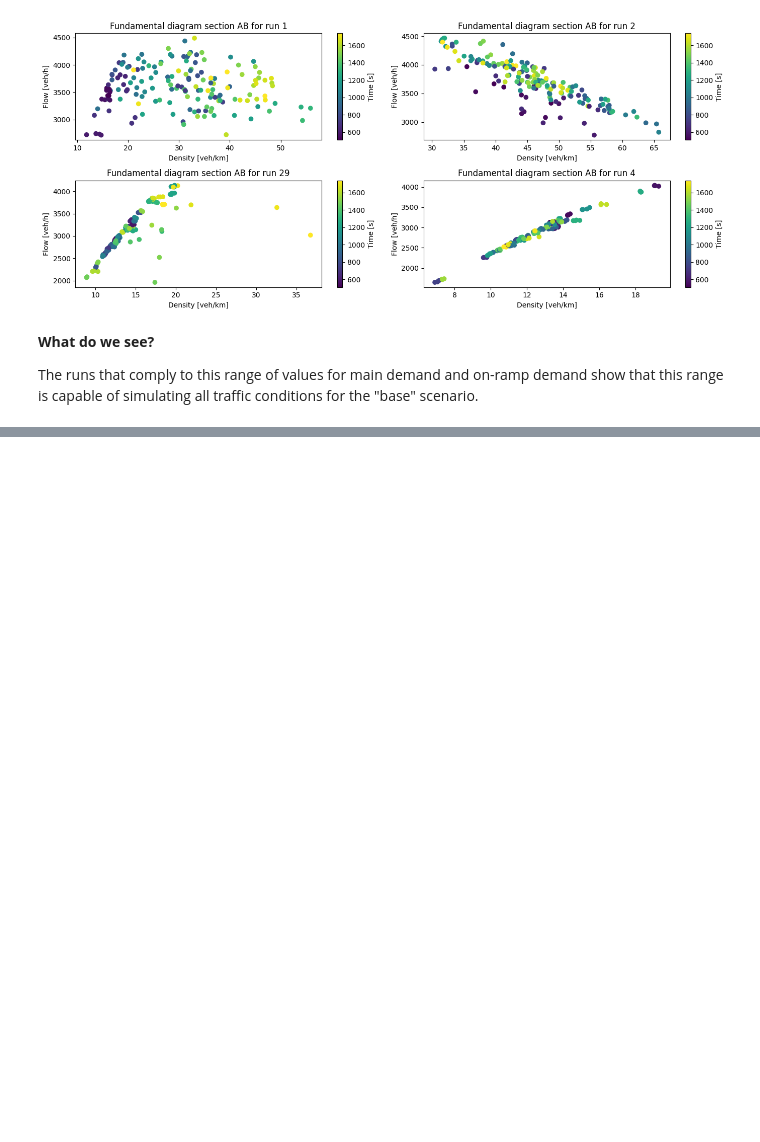
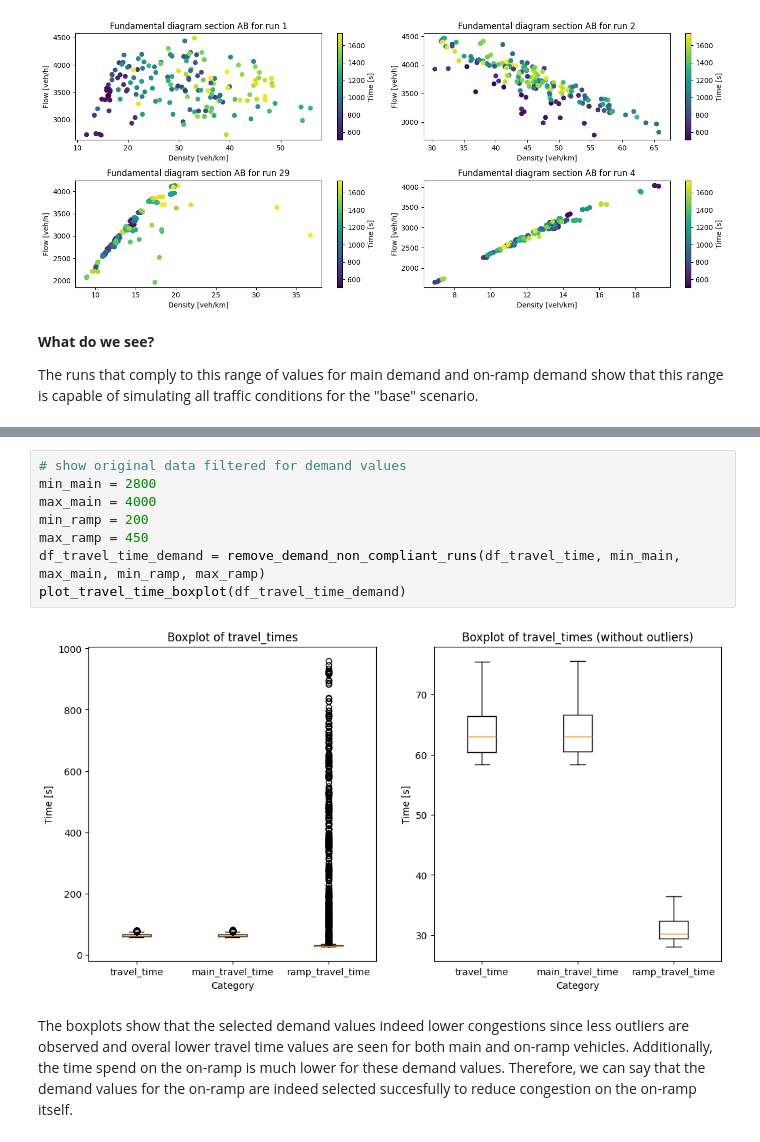
Before and after one commit to J-Poland/GraduationOTS, a Jupyter notebook: thesis_experiments/notebooks/demand_analysis.ipynb, the cells around one changed output, grey strips where cells are left out. Drawn from its saved outputs; the diff is of its cells as text; blank space fills up the shorter version.

```diff
--- a/thesis_experiments/notebooks/demand_analysis.ipynb
+++ b/thesis_experiments/notebooks/demand_analysis.ipynb
@@ -418,3 +452,15 @@ The runs that comply to this range of values for main demand and on-ramp demand
+# %%
+# show original data filtered for demand values
+min_main = 2800
+max_main = 4000
+min_ramp = 200
+max_ramp = 450
+df_travel_time_demand = remove_demand_non_compliant_runs(df_travel_time, min_main, max_main, min_ramp, max_ramp)
+plot_travel_time_boxplot(df_travel_time_demand)
+# %% [output]
+[figure, added]
+# %% [markdown]
+The boxplots show that the selected demand values indeed lower congestions since less outliers are observed and overal lower travel time values are seen for both main and on-ramp vehicles. Additionally, the time spend on the on-ramp is much lower for these demand values. Therefore, we can say that the demand values for the on-ramp are indeed selected succesfully to reduce congestion on the on-ramp itself.
 # %% [markdown]
 ### Conclusions
 This analysis shows that the simulation of human drivers does include all traffic conditions: free-flow, saturated and congestion. To identify traffic demand values that simulate all these conditions and minimize the simulation of only free-flow and congestion, new ranges are adapted for both main demand and on-ramp demand. This means that the simulation will run scenarios for the following demand values:
```
Also changed, not shown: parts of 5 cells of this notebook, 1 other file.
